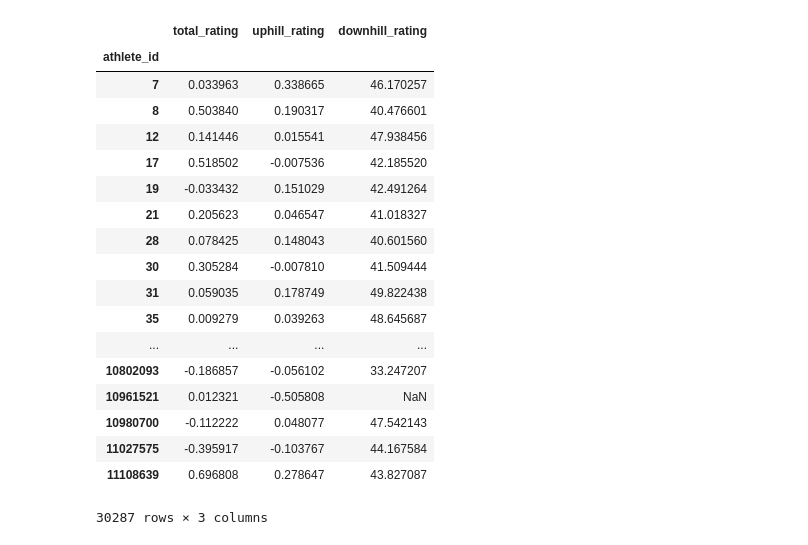
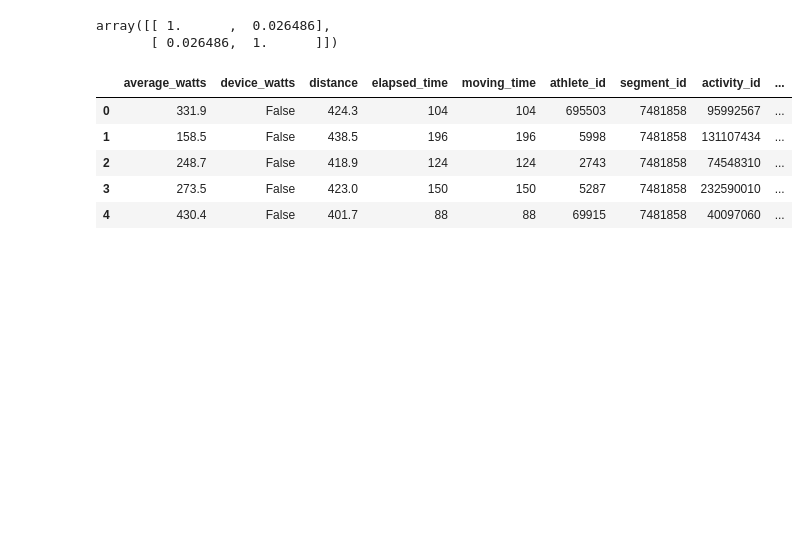
Before and after one commit to Ultramann/Stravaboards, a Jupyter notebook: modeling/model_introspection.ipynb, the cells around one changed output. Saved outputs shown, nothing was run; the diff lists cells and outputs as text; code cells hidden in the pictures; blank space fills up the shorter version.

```diff
--- a/modeling/model_introspection.ipynb
+++ b/modeling/model_introspection.ipynb
@@ -109,22 +101,17 @@ Name: downhill_rating, dtype: float64
-# %%
-athlete_ratings
-# %% [output]
-|  | total_rating | uphill_rating | downhill_rating |
-| athlete_id |  |  |  |
-| 7 | 0.033963 | 0.338665 | 46.170257 |
-| 8 | 0.503840 | 0.190317 | 40.476601 |
-| 12 | 0.141446 | 0.015541 | 47.938456 |
-| 17 | 0.518502 | -0.007536 | 42.185520 |
-| 19 | -0.033432 | 0.151029 | 42.491264 |
-| 21 | 0.205623 | 0.046547 | 41.018327 |
-| 28 | 0.078425 | 0.148043 | 40.601560 |
-| 30 | 0.305284 | -0.007810 | 41.509444 |
-| 31 | 0.059035 | 0.178749 | 49.822438 |
-| 35 | 0.009279 | 0.039263 | 48.645687 |
-| ... | ... | ... | ... |
-| 10802093 | -0.186857 | -0.056102 | 33.247207 |
-| 10961521 | 0.012321 | -0.505808 | NaN |
-| 10980700 | -0.112222 | 0.048077 | 47.542143 |
-| 11027575 | -0.395917 | -0.103767 | 44.167584 |
-| 11108639 | 0.696808 | 0.278647 | 43.827087 |
-30287 rows × 3 columns
+# %%
+check_column = 'total_rating'
+athletes = athlete_ratings[pd.notnull(athlete_ratings[check_column])].index
+scaled_ratings_column = athlete_ratings.ix[athletes][check_column]
+np.corrcoef(scaled_ratings_column, df.groupby('athlete_id').mean().average_speed[athletes].values)
+# %% [output]
+array([[ 1.      ,  0.026486],
+       [ 0.026486,  1.      ]])
+# %%
+df.head()
+# %% [output]
+|  | average_watts | device_watts | distance | elapsed_time | moving_time | athlete_id | segment_id | activity_id | ... |
+| 0 | 331.9 | False | 424.3 | 104 | 104 | 695503 | 7481858 | 95992567 | ... |
+| 1 | 158.5 | False | 438.5 | 196 | 196 | 5998 | 7481858 | 131107434 | ... |
+| 2 | 248.7 | False | 418.9 | 124 | 124 | 2743 | 7481858 | 74548310 | ... |
+| 3 | 273.5 | False | 423.0 | 150 | 150 | 5287 | 7481858 | 232590010 | ... |
+| 4 | 430.4 | False | 401.7 | 88 | 88 | 69915 | 7481858 | 40097060 | ... |
```
Also changed, not shown: parts of 10 cells of this notebook, 1 other file.
